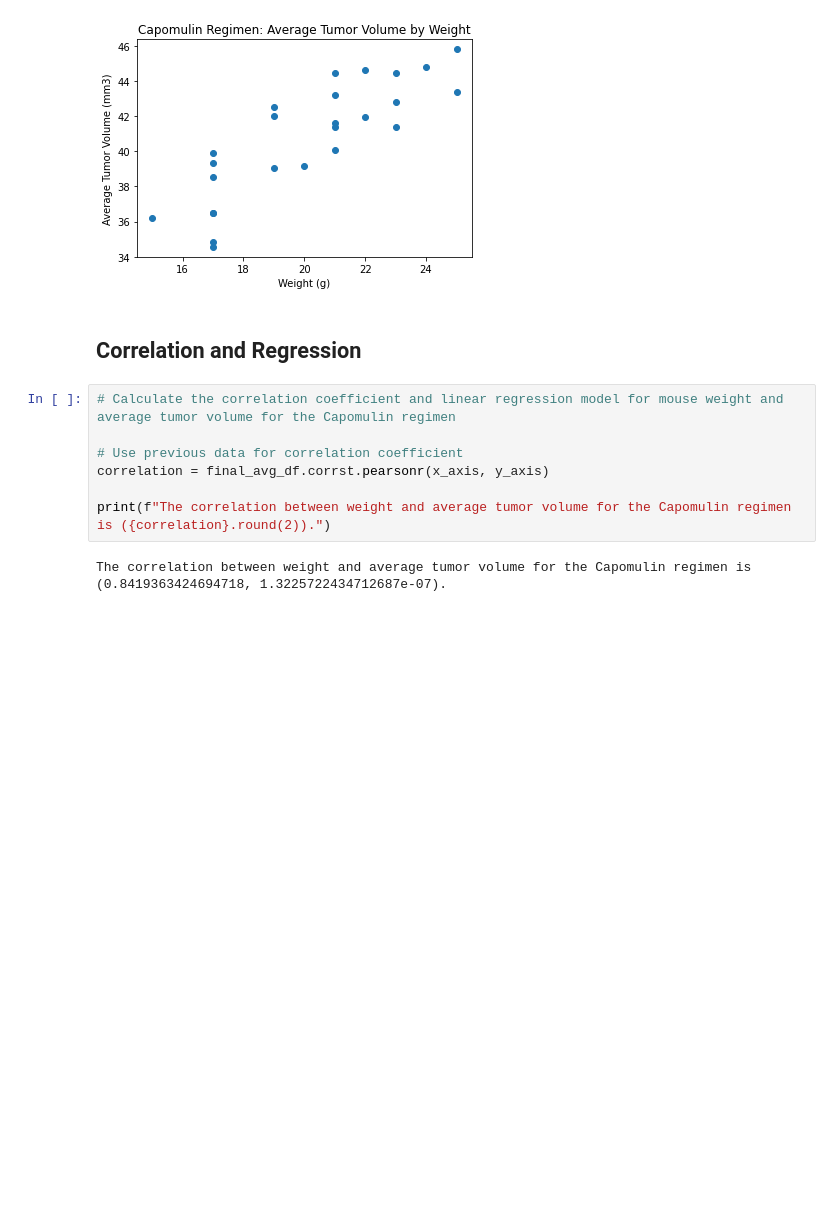
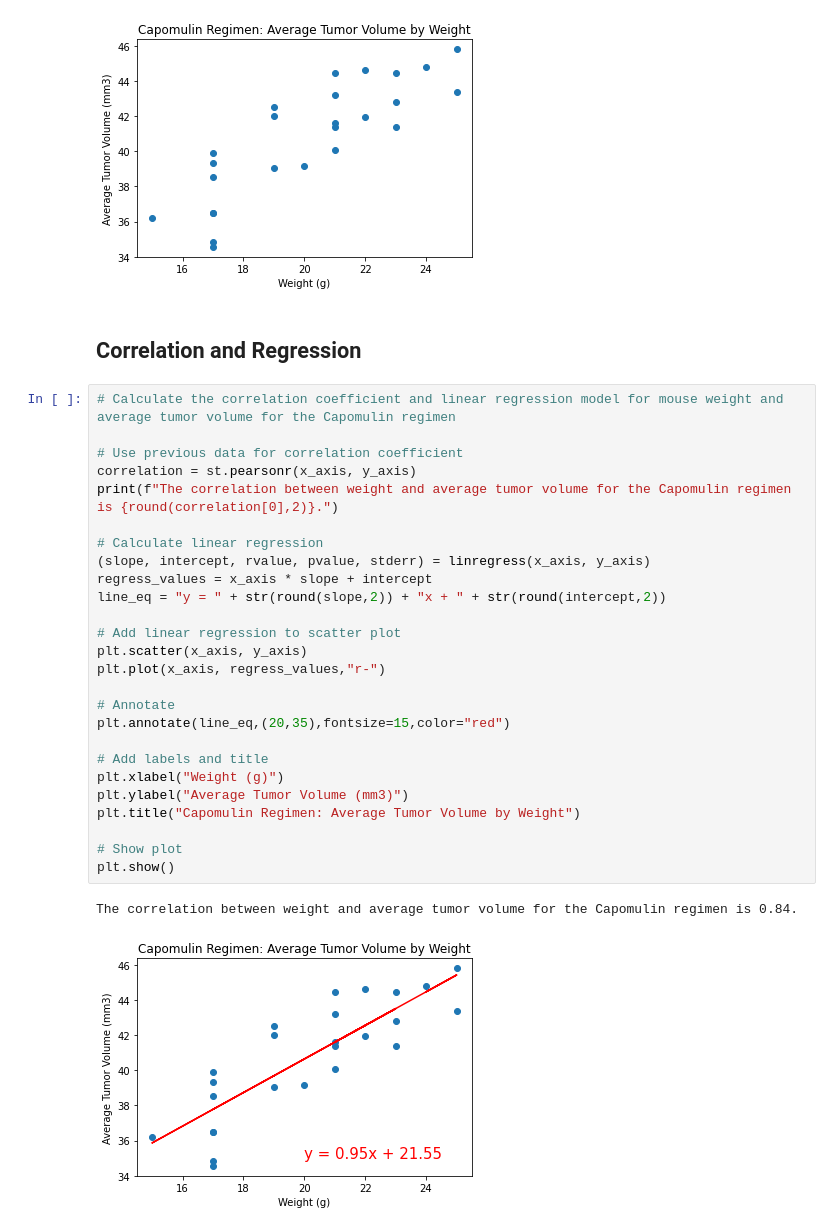
Before and after one commit to elysesulkey/matplotlib-challenge, a Jupyter notebook: Pymaceuticals.ipynb, the cells around one changed output. Drawn from its saved outputs; the diff is of its cells as text; blank space fills up the shorter version.

```diff
--- a/Pymaceuticals.ipynb
+++ b/Pymaceuticals.ipynb
@@ -357,9 +358,29 @@ plt.show()
 # %%
 # Calculate the correlation coefficient and linear regression model for mouse weight and average tumor volume for the Capomulin regimen
 
 # Use previous data for correlation coefficient
-correlation = final_avg_df.corrst.pearsonr(x_axis, y_axis)
+correlation = st.pearsonr(x_axis, y_axis)
+print(f"The correlation between weight and average tumor volume for the Capomulin regimen is {round(correlation[0],2)}.")
 
-print(f"The correlation between weight and average tumor volume for the Capomulin regimen is ({correlation}.round(2)).")
+# Calculate linear regression
+(slope, intercept, rvalue, pvalue, stderr) = linregress(x_axis, y_axis)
+regress_values = x_axis * slope + intercept
+line_eq = "y = " + str(round(slope,2)) + "x + " + str(round(intercept,2))
+
+# Add linear regression to scatter plot
+plt.scatter(x_axis, y_axis)
+plt.plot(x_axis, regress_values,"r-")
+
+# Annotate
+plt.annotate(line_eq,(20,35),fontsize=15,color="red")
+
+# Add labels and title
+plt.xlabel("Weight (g)")
+plt.ylabel("Average Tumor Volume (mm3)")
+plt.title("Capomulin Regimen: Average Tumor Volume by Weight")
+
+# Show plot
+plt.show()
 # %% [output]
-The correlation between weight and average tumor volume for the Capomulin regimen is (0.8419363424694718, 1.3225722434712687e-07).
+The correlation between weight and average tumor volume for the Capomulin regimen is 0.84.
+[figure, added]
```
Also changed, not shown: parts of 1 cell of this notebook.
